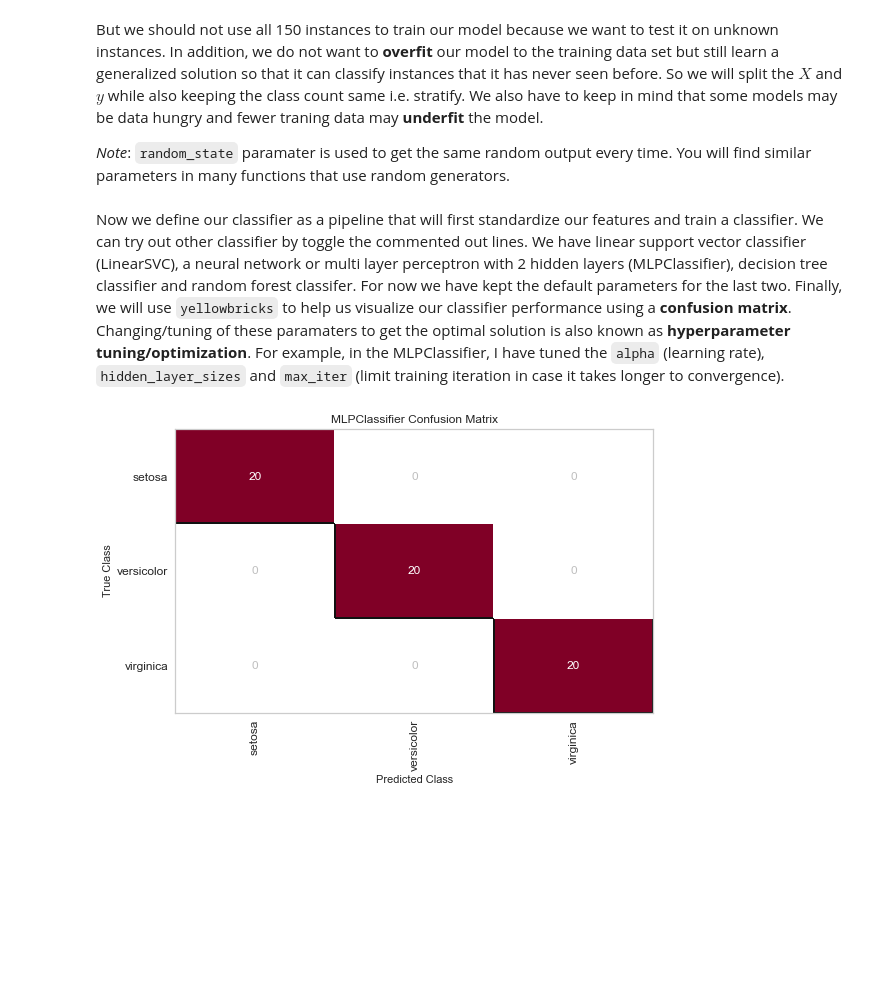
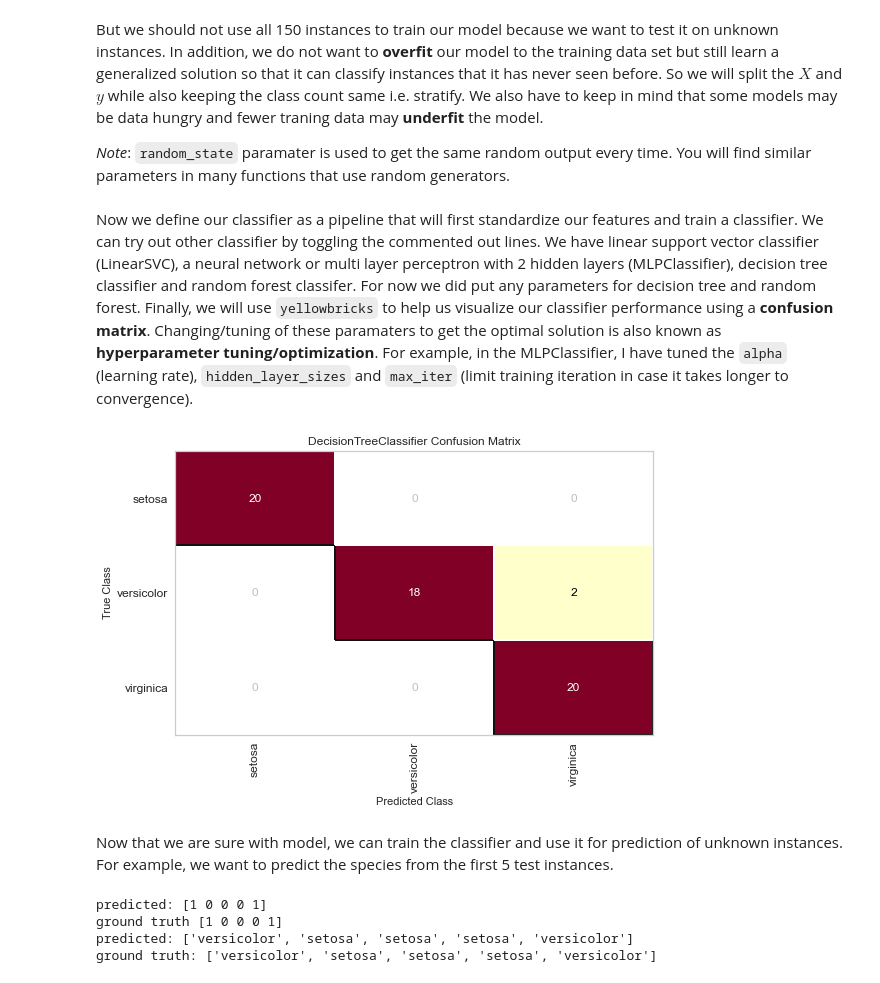
Before and after one commit to Data-and-Design-Lab/DS-Iris-Flower-dataset, a Jupyter notebook: analysis_iris_dataset.ipynb, the cells around one changed output. Saved outputs shown, nothing was run; the diff lists cells and outputs as text; code cells hidden in the pictures; blank space fills up the shorter version.

```diff
--- a/analysis_iris_dataset.ipynb
+++ b/analysis_iris_dataset.ipynb
@@ -109,6 +125,4 @@ from sklearn.pipeline import make_pipeline
 from sklearn.preprocessing import StandardScaler
 from sklearn.model_selection import train_test_split
 from yellowbrick.classifier import ConfusionMatrix
-# %%
-iris = datasets.load_iris()
 # %% [markdown]
@@ -123,27 +137,43 @@ But we should not use all 150 instances to train our model because we want to te
 X_train, X_test, y_train, y_test = train_test_split(
     X, y, test_size=0.40, stratify=y, random_state=2)
 # %% [markdown]
-Now we define our classifier as a pipeline that will first standardize our features and train a classifier. We can try out other classifier by toggle the commented out lines. We have linear support vector classifier (LinearSVC), a neural network or multi layer perceptron with 2 hidden layers (MLPClassifier), decision tree classifier and random forest classifer. For now we have kept the default parameters for the last two. Finally, we will use `yellowbricks` to help us visualize our classifier performance using a **confusion matrix**. Changing/tuning of these paramaters to get the optimal solution is also known as **hyperparameter tuning/optimization**. For example, in the MLPClassifier, I have tuned the `alpha` (learning rate), `hidden_layer_sizes` and `max_iter` (limit training iteration in case it takes longer to convergence).
+Now we define our classifier as a pipeline that will first standardize our features and train a classifier. We can try out other classifier by toggling the commented out lines. We have linear support vector classifier (LinearSVC), a neural network or multi layer perceptron with 2 hidden layers (MLPClassifier), decision tree classifier and random forest classifer. For now we did put any parameters for decision tree and random forest. Finally, we will use `yellowbricks` to help us visualize our classifier performance using a **confusion matrix**. Changing/tuning of these paramaters to get the optimal solution is also known as **hyperparameter tuning/optimization**. For example, in the MLPClassifier, I have tuned the `alpha` (learning rate), `hidden_layer_sizes` and `max_iter` (limit training iteration in case it takes longer to convergence).
 # %%
 clf = make_pipeline(
     StandardScaler(),
     # LinearSVC(random_state=0, tol=1e-5),
-    MLPClassifier(alpha=1e-3, hidden_layer_sizes=(5, 4), random_state=1, max_iter=1000),
-    # DecisionTreeClassifier(),
+    # MLPClassifier(alpha=1e-3, hidden_layer_sizes=(5, 4), random_state=1, max_iter=1000),
+    DecisionTreeClassifier(),
     # RandomForestClassifier()
 )
 
 # The ConfusionMatrix visualizer taxes a model
 cm = ConfusionMatrix(clf, classes=iris.target_names)
 
 # Fit fits the passed model. This is unnecessary if you pass the visualizer a pre-fitted model
 cm.fit(X_train, y_train)
 
 # To create the ConfusionMatrix, we need some test data. Score runs predict() on the data
 # and then creates the confusion_matrix from scikit-learn.
 cm.score(X_test, y_test)
 
 # How did we do?
 cm.show();
 # %% [output]
-[figure, old version]
+[figure, new version]
+# %% [markdown]
+Now that we are sure with model, we can train the classifier and use it for prediction of unknown instances. For example, we want to predict the species from the first 5 test instances.
+# %%
+model = clf.fit(X_train, y_train)
+
+predicted_target = model.predict(X_test[:5])
+
+print('predicted:', predicted_target)
+print('ground truth', y_test[:5])
+print('predicted:', [iris.target_names[i] for i in predicted_target])
+print('ground truth:', [iris.target_names[i] for i in y_test[:5]])
+# %% [output]
+predicted: [1 0 0 0 1]
+ground truth [1 0 0 0 1]
+predicted: ['versicolor', 'setosa', 'setosa', 'setosa', 'versicolor']
+ground truth: ['versicolor', 'setosa', 'setosa', 'setosa', 'versicolor']
```
Also changed, not shown: parts of 12 cells of this notebook.
